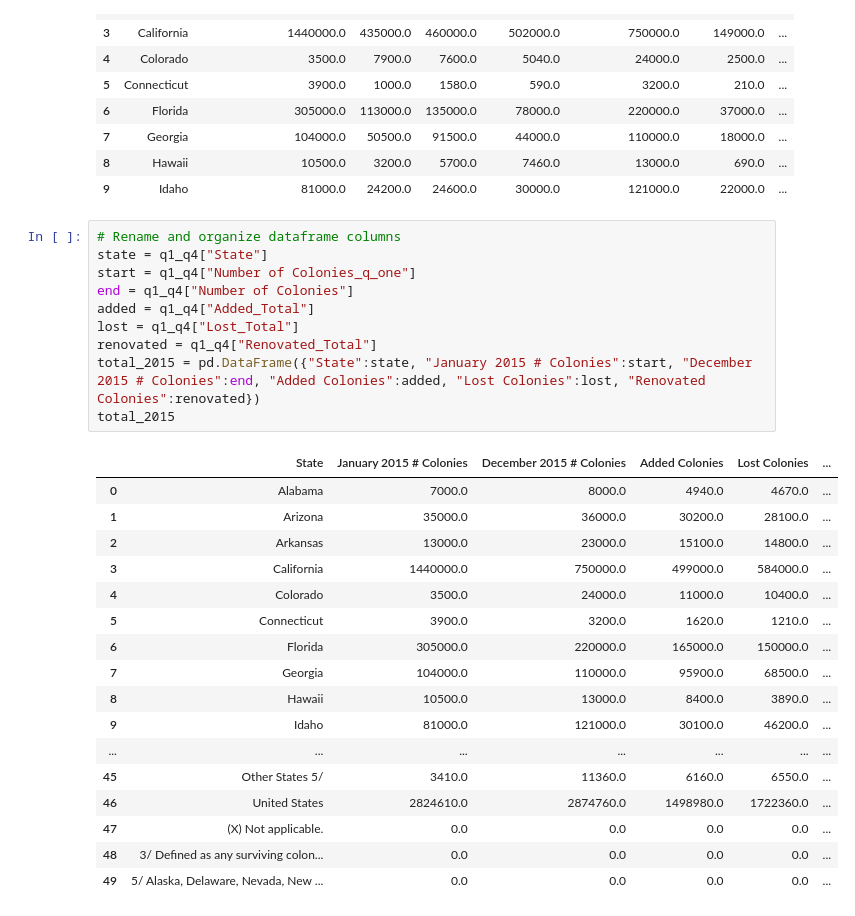
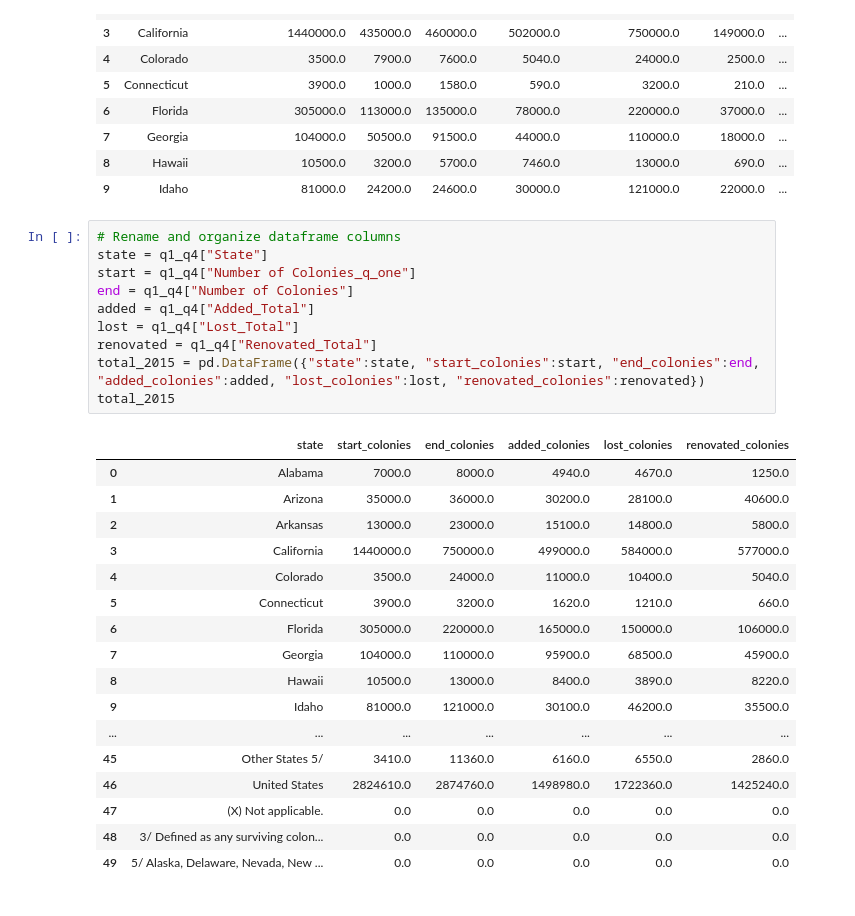
Before and after one commit to ericaleon/ETL_project, a Jupyter notebook: Extract Colony Data.ipynb, the cells around one changed output. Drawn from its saved outputs; the diff is of its cells as text.

```diff
--- a/Extract Colony Data.ipynb
+++ b/Extract Colony Data.ipynb
@@ -292,29 +302,29 @@ q1_q4.head(10)
 # %%
 # Rename and organize dataframe columns
 state = q1_q4["State"]
 start = q1_q4["Number of Colonies_q_one"]
 end = q1_q4["Number of Colonies"]
 added = q1_q4["Added_Total"]
 lost = q1_q4["Lost_Total"]
 renovated = q1_q4["Renovated_Total"]
-total_2015 = pd.DataFrame({"State":state, "January 2015 # Colonies":start, "December 2015 # Colonies":end, "Added Colonies":added, "Lost Colonies":lost, "Renovated Colonies":renovated})
+total_2015 = pd.DataFrame({"state":state, "start_colonies":start, "end_colonies":end, "added_colonies":added, "lost_colonies":lost, "renovated_colonies":renovated})
 total_2015
 # %% [output]
-|  | State | January 2015 # Colonies | December 2015 # Colonies | Added Colonies | Lost Colonies | ... |
-| 0 | Alabama | 7000.0 | 8000.0 | 4940.0 | 4670.0 | ... |
-| 1 | Arizona | 35000.0 | 36000.0 | 30200.0 | 28100.0 | ... |
-| 2 | Arkansas | 13000.0 | 23000.0 | 15100.0 | 14800.0 | ... |
-| 3 | California | 1440000.0 | 750000.0 | 499000.0 | 584000.0 | ... |
-| 4 | Colorado | 3500.0 | 24000.0 | 11000.0 | 10400.0 | ... |
-| 5 | Connecticut | 3900.0 | 3200.0 | 1620.0 | 1210.0 | ... |
-| 6 | Florida | 305000.0 | 220000.0 | 165000.0 | 150000.0 | ... |
-| 7 | Georgia | 104000.0 | 110000.0 | 95900.0 | 68500.0 | ... |
-| 8 | Hawaii | 10500.0 | 13000.0 | 8400.0 | 3890.0 | ... |
-| 9 | Idaho | 81000.0 | 121000.0 | 30100.0 | 46200.0 | ... |
+|  | state | start_colonies | end_colonies | added_colonies | lost_colonies | renovated_colonies |
+| 0 | Alabama | 7000.0 | 8000.0 | 4940.0 | 4670.0 | 1250.0 |
+| 1 | Arizona | 35000.0 | 36000.0 | 30200.0 | 28100.0 | 40600.0 |
+| 2 | Arkansas | 13000.0 | 23000.0 | 15100.0 | 14800.0 | 5800.0 |
+| 3 | California | 1440000.0 | 750000.0 | 499000.0 | 584000.0 | 577000.0 |
+| 4 | Colorado | 3500.0 | 24000.0 | 11000.0 | 10400.0 | 5040.0 |
+| 5 | Connecticut | 3900.0 | 3200.0 | 1620.0 | 1210.0 | 660.0 |
+| 6 | Florida | 305000.0 | 220000.0 | 165000.0 | 150000.0 | 106000.0 |
+| 7 | Georgia | 104000.0 | 110000.0 | 95900.0 | 68500.0 | 45900.0 |
+| 8 | Hawaii | 10500.0 | 13000.0 | 8400.0 | 3890.0 | 8220.0 |
+| 9 | Idaho | 81000.0 | 121000.0 | 30100.0 | 46200.0 | 35500.0 |
 | ... | ... | ... | ... | ... | ... | ... |
-| 45 | Other States 5/ | 3410.0 | 11360.0 | 6160.0 | 6550.0 | ... |
-| 46 | United States | 2824610.0 | 2874760.0 | 1498980.0 | 1722360.0 | ... |
-| 47 | (X) Not applicable. | 0.0 | 0.0 | 0.0 | 0.0 | ... |
-| 48 | 3/ Defined as any surviving colon... | 0.0 | 0.0 | 0.0 | 0.0 | ... |
-| 49 | 5/ Alaska, Delaware, Nevada, New ... | 0.0 | 0.0 | 0.0 | 0.0 | ... |
+| 45 | Other States 5/ | 3410.0 | 11360.0 | 6160.0 | 6550.0 | 2860.0 |
+| 46 | United States | 2824610.0 | 2874760.0 | 1498980.0 | 1722360.0 | 1425240.0 |
+| 47 | (X) Not applicable. | 0.0 | 0.0 | 0.0 | 0.0 | 0.0 |
+| 48 | 3/ Defined as any surviving colon... | 0.0 | 0.0 | 0.0 | 0.0 | 0.0 |
+| 49 | 5/ Alaska, Delaware, Nevada, New ... | 0.0 | 0.0 | 0.0 | 0.0 | 0.0 |
 # %%
```
Also changed, not shown: parts of 15 cells of this notebook, 1 other file.
